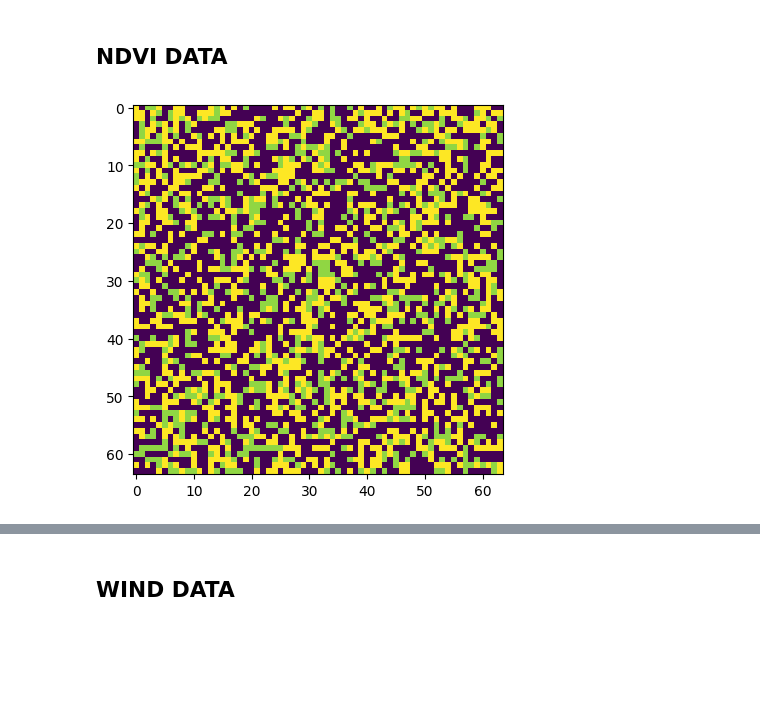
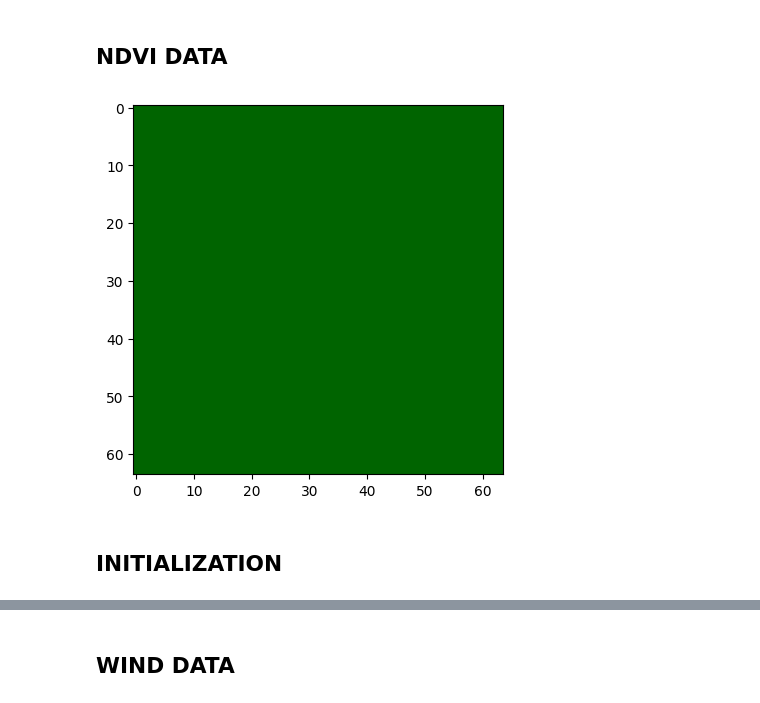
Before and after one commit to francobarrionuevoenv21/HPC_2025, a Jupyter notebook: CA_Implt_GPUs_HPC2025.ipynb, the cells around one changed output, grey strips where cells are left out. Cells and saved outputs as stored; diff of their text form; code cells hidden in the pictures; blank space fills up the shorter version.

```diff
--- a/CA_Implt_GPUs_HPC2025.ipynb
+++ b/CA_Implt_GPUs_HPC2025.ipynb
@@ -38,7 +62,8 @@ def calculate_p_den_values(den_water, den_low, den_mid, den_high, ndvi_grouped):
 
     return p_den
 # %%
-NDVI_random = np.random.rand(x, y)
+NDVI_random = np.full((y, x), 0.8)   # x-component
+#np.random.rand(x, y)
 # %%
 ndvi= NDVI_random
 water_thres = 0.1
@@ -57,8 +82,10 @@ ndvi_grouped = calculate_p_den(water_thres, low_thres, high_thres, ndvi)
 # Otherwise, the more vegetation the higher the burn probability
 p_den = calculate_p_den_values(den_water, den_low, den_mid, den_high, ndvi_grouped)
 # %%
-#cmap_123 = ListedColormap(['blue', 'goldenrod', 'limegreen', 'darkgreen'])
-plt.imshow(p_den)
+cmap_123 = ListedColormap(['darkgreen']) # ['blue', 'goldenrod', 'limegreen', 'darkgreen']
+plt.imshow(p_den, cmap=cmap_123)
 plt.show()
 # %% [output]
-[figure, old version]
+[figure, new version]
+# %% [markdown]
+## INITIALIZATION
```
Also changed, not shown: parts of 21 cells of this notebook.
